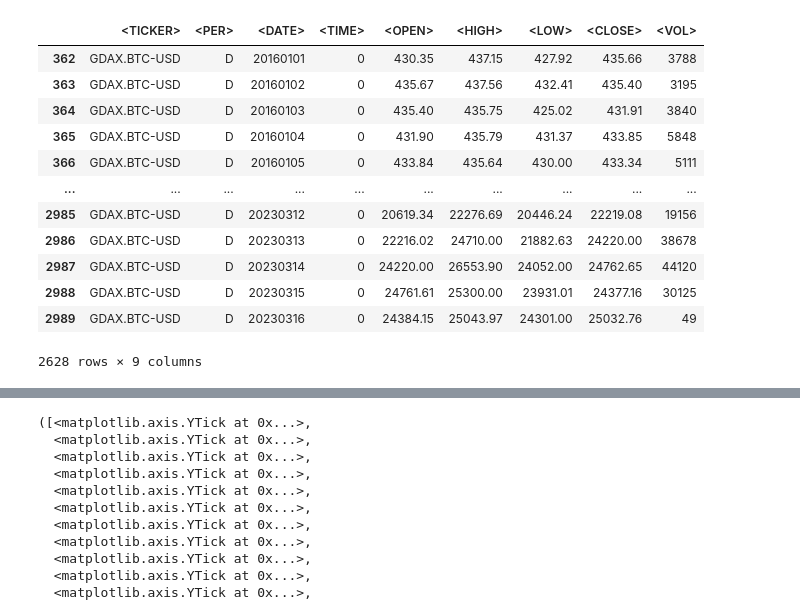
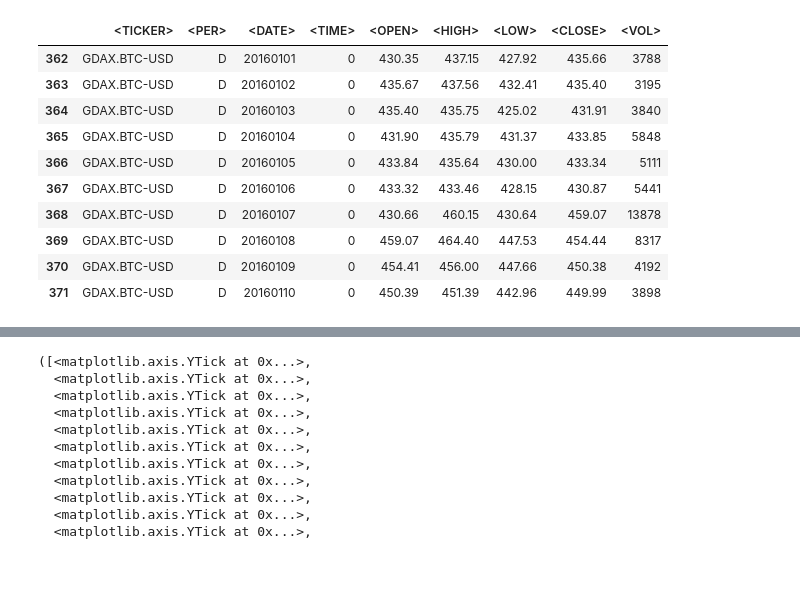
Before and after one commit to aintproud/analitic, a Jupyter notebook: 3.ipynb, the cells around one changed output, grey strips where cells are left out. Drawn from its saved outputs; the diff is of its cells as text; code cells hidden in the pictures; blank space fills up the shorter version.

```diff
--- a/3.ipynb
+++ b/3.ipynb
@@ -1,22 +1,22 @@
 # %%
 import pandas as pd
 bitcoin = pd.read_excel('GDAX.BTC-USD_790301_230316.xlsx')
 bitcoin.drop(range(362),inplace=True)
-bitcoin
+bitcoin.drop(range(2915, 2990),inplace=True)
+bitcoin.head(10)
+# bitcoin.tail(10)
 # %% [output]
 |  | <TICKER> | <PER> | <DATE> | <TIME> | <OPEN> | <HIGH> | <LOW> | <CLOSE> | <VOL> |
 | 362 | GDAX.BTC-USD | D | 20160101 | 0 | 430.35 | 437.15 | 427.92 | 435.66 | 3788 |
 | 363 | GDAX.BTC-USD | D | 20160102 | 0 | 435.67 | 437.56 | 432.41 | 435.40 | 3195 |
 | 364 | GDAX.BTC-USD | D | 20160103 | 0 | 435.40 | 435.75 | 425.02 | 431.91 | 3840 |
 | 365 | GDAX.BTC-USD | D | 20160104 | 0 | 431.90 | 435.79 | 431.37 | 433.85 | 5848 |
 | 366 | GDAX.BTC-USD | D | 20160105 | 0 | 433.84 | 435.64 | 430.00 | 433.34 | 5111 |
-| ... | ... | ... | ... | ... | ... | ... | ... | ... | ... |
-| 2985 | GDAX.BTC-USD | D | 20230312 | 0 | 20619.34 | 22276.69 | 20446.24 | 22219.08 | 19156 |
-| 2986 | GDAX.BTC-USD | D | 20230313 | 0 | 22216.02 | 24710.00 | 21882.63 | 24220.00 | 38678 |
-| 2987 | GDAX.BTC-USD | D | 20230314 | 0 | 24220.00 | 26553.90 | 24052.00 | 24762.65 | 44120 |
-| 2988 | GDAX.BTC-USD | D | 20230315 | 0 | 24761.61 | 25300.00 | 23931.01 | 24377.16 | 30125 |
-| 2989 | GDAX.BTC-USD | D | 20230316 | 0 | 24384.15 | 25043.97 | 24301.00 | 25032.76 | 49 |
+| 367 | GDAX.BTC-USD | D | 20160106 | 0 | 433.32 | 433.46 | 428.15 | 430.87 | 5441 |
+| 368 | GDAX.BTC-USD | D | 20160107 | 0 | 430.66 | 460.15 | 430.64 | 459.07 | 13878 |
+| 369 | GDAX.BTC-USD | D | 20160108 | 0 | 459.07 | 464.40 | 447.53 | 454.44 | 8317 |
+| 370 | GDAX.BTC-USD | D | 20160109 | 0 | 454.41 | 456.00 | 447.66 | 450.38 | 4192 |
+| 371 | GDAX.BTC-USD | D | 20160110 | 0 | 450.39 | 451.39 | 442.96 | 449.99 | 3898 |
-2628 rows × 9 columns
 # %%
 bitcoin = bitcoin.iloc[:,[2,5,7]]
 bitcoin.columns = ['Date','Open', 'Close']
```
Also changed, not shown: parts of 7 cells of this notebook.
